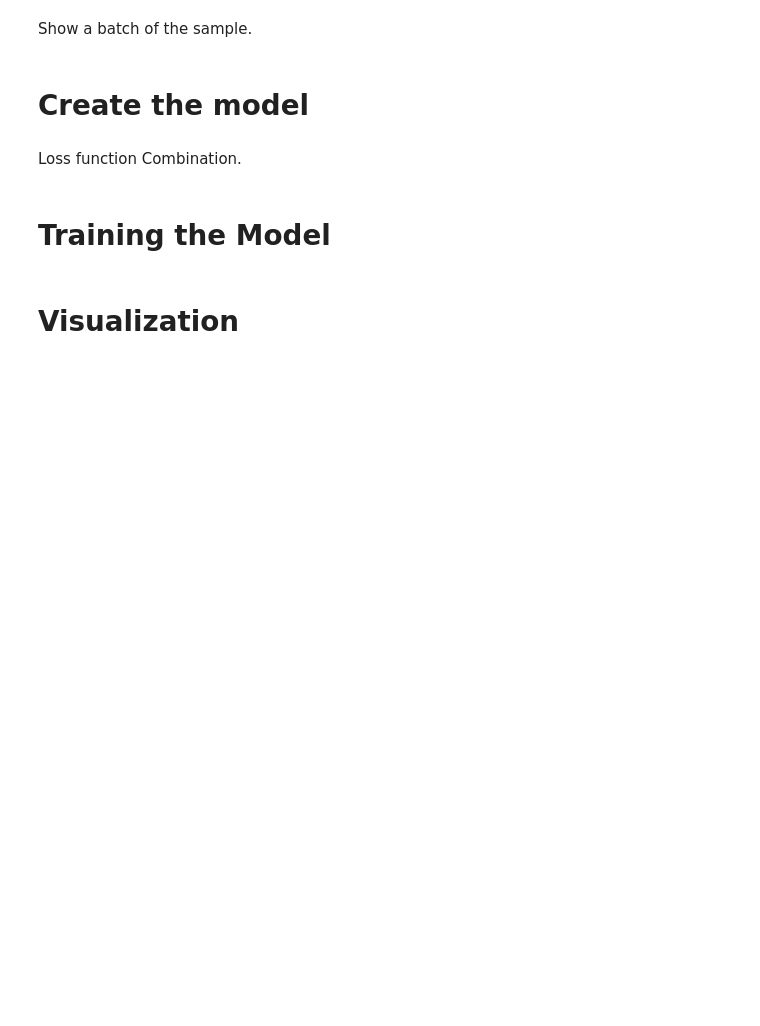
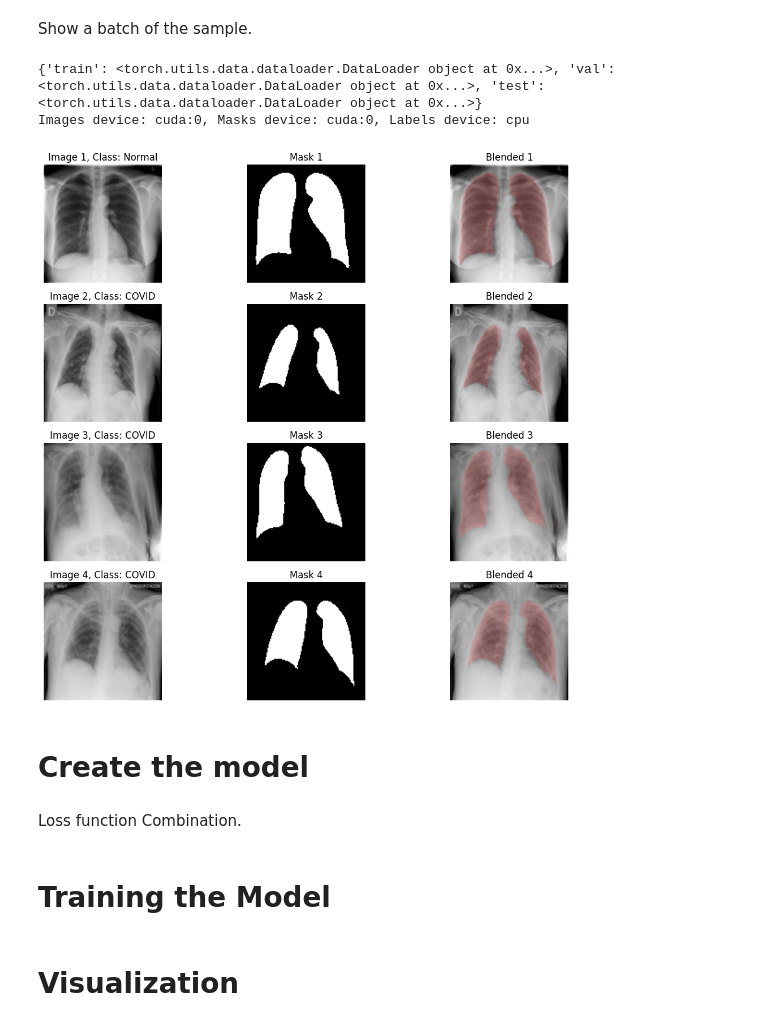
Before and after one commit to OrangeJellyfishCHEN/LungDiseaseDetectionSystem, a Jupyter notebook: XrayCovid.ipynb, the cells around one changed output. Saved outputs shown, nothing was run; the diff lists cells and outputs as text; code cells hidden in the pictures; blank space fills up the shorter version.

```diff
--- a/XrayCovid.ipynb
+++ b/XrayCovid.ipynb
@@ -368,9 +373,9 @@ def data_pre_processing(img_path, mask_path):
         ])
         img = Image.open(img_path).convert('RGB')
         mask = Image.open(mask_path).convert('L')
-        img_tensor = transform(img)
+        img_tensor = transform(img).to(device)
         mask = mask.resize((128, 128), Image.NEAREST)
-        mask_temsor = TF.to_tensor(mask)
+        mask_temsor = TF.to_tensor(mask).to(device)
         mask_temsor = (mask_temsor > 0.5).float()
     except Exception as e:
         print(f"Error processing {img_path} and {mask_path}: {e}")
@@ -406,7 +411,7 @@ for class_l in class_types:
                     image_files = glob.glob(os.path.join(image_dir, '*'))
                     # Reduce the dataset size to 1/10 since training time too long
                     random.seed(42)
-                    subset_size = max(len(image_files) // 10, 1)
+                    subset_size = max(len(image_files) // 5, 1)
                     sampled_image_files = random.sample(image_files, subset_size)
                     print(f"Sampling {subset_size}/{len(image_files)} images from {class_name} in {class_l}")
                     for img_path in sampled_image_files:
@@ -416,7 +421,7 @@ for class_l in class_types:
                         mask_path = os.path.join(mask_dir, img_filename)
                         if os.path.exists(mask_path):
                             img_tensor, mask_tensor = data_pre_processing(img_path, mask_path)
-                            if img_tensor is not None and mask_tensor is not None:  # Changed from or to and
+                            if img_tensor is not None and mask_tensor is not None:
                                 images.append(img_tensor)
                                 masks.append(mask_tensor)
                                 labels.append(class_map[class_name])
@@ -445,38 +465,43 @@ Show a batch of the sample.
 # %%
 print(dataloaders)
 images, masks, labels = next(iter(dataloaders['train']))
-mean = torch.tensor(mean).view(1, 3, 1, 1)
-std = torch.tensor(std).view(1, 3, 1, 1)
+print(f"Images device: {images.device}, Masks device: {masks.device}, Labels device: {labels.device}")
+mean = torch.tensor(mean, device=images.device).view(1, 3, 1, 1)
+std = torch.tensor(std, device=images.device).view(1, 3, 1, 1)
 images_display = (images * std) + mean
 images_display = images_display.clamp(0, 1)
 fig, axes = plt.subplots(4, 3, figsize=(12, 10))
 # only display first four
 for i in range(4):
     img = images_display[i].permute(1, 2, 0).cpu().numpy()
     axes[i, 0].imshow(img)
     axes[i, 0].set_title(f'Image {i+1}, Class: {list(class_map.keys())[labels[i]]}')
     axes[i, 0].axis('off')
     # Squeeze the mask tensor to remove the single-dimension at the beginning
     mask_np = masks[i].squeeze().cpu().numpy()
     axes[i, 1].imshow(mask_np, cmap='gray')
     axes[i, 1].set_title(f'Mask {i+1}')
     axes[i, 1].axis('off')
     overlay = img.copy()
     # show mask as a red overlay layer
     for c in range(3):
         channel_overlay = overlay[:, :, c].copy()
         if c == 0:
             channel_overlay[mask_np > 0.5] = 1.0
         else:
             channel_overlay[mask_np > 0.5] = 0.5
         overlay[:, :, c] = channel_overlay
     alpha = 0.3
     blended = (1-alpha) * img + alpha * overlay
     axes[i, 2].imshow(blended)
     axes[i, 2].set_title(f'Blended {i+1}')
     axes[i, 2].axis('off')
 plt.tight_layout()
 plt.show()
+# %% [output]
+{'train': <torch.utils.data.dataloader.DataLoader object at 0x...>, 'val': <torch.utils.data.dataloader.DataLoader object at 0x...>, 'test': <torch.utils.data.dataloader.DataLoader object at 0x...>}
+Images device: cuda:0, Masks device: cuda:0, Labels device: cpu
+[figure, added]
 # %% [markdown]
 # Create the model
 # %% [markdown]
```
Also changed, not shown: parts of 15 cells of this notebook.
